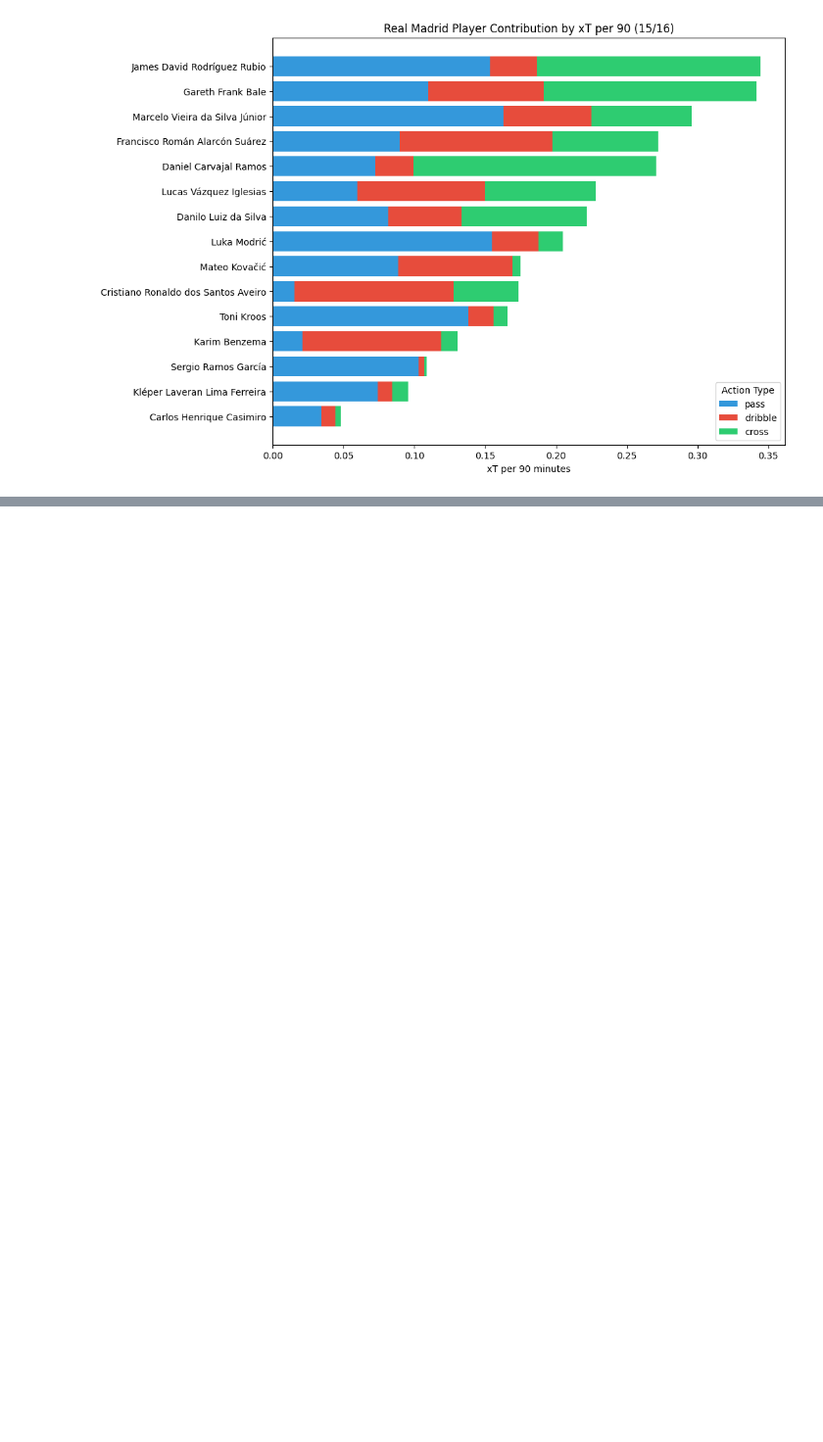
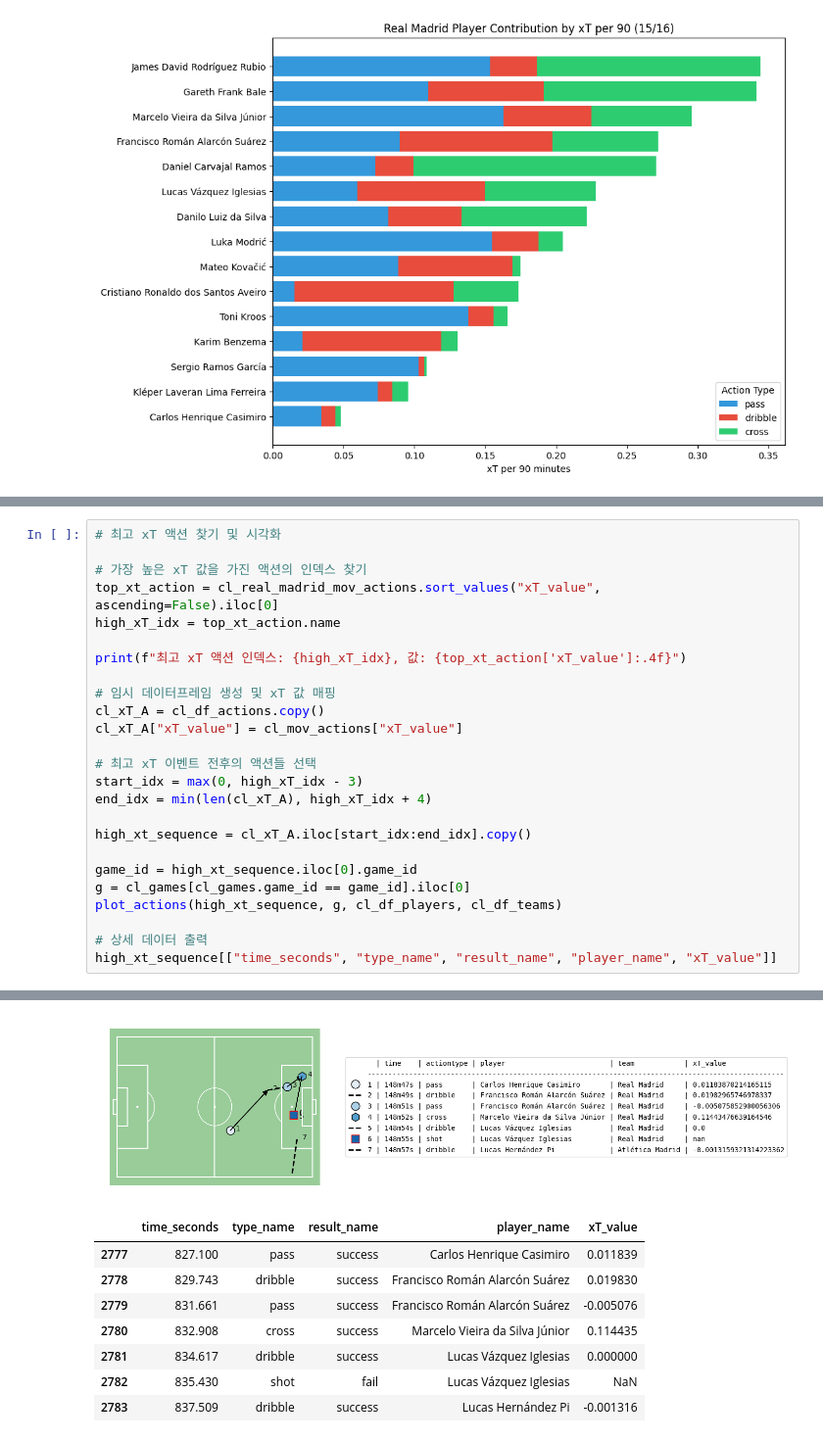
Before and after one commit to SuperStarKang/FootballAnalytics, a Jupyter notebook: xT/real_madrid_xt_analysis.ipynb, the cells around one changed output, grey strips where cells are left out. Shown at 98% size. Saved outputs shown, nothing was run; the diff lists cells and outputs as text; blank space fills up the shorter version.

```diff
--- a/xT/real_madrid_xt_analysis.ipynb
+++ b/xT/real_madrid_xt_analysis.ipynb
@@ -380,0 +523,26 @@ mps.heatmap(xt_matrix.T, cmap="hot", linecolor="white", cbar="True")
+# %%
+# 최고 xT 액션 찾기 및 시각화
+
+# 가장 높은 xT 값을 가진 액션의 인덱스 찾기
+top_xt_action = cl_real_madrid_mov_actions.sort_values("xT_value", ascending=False).iloc[0]
+high_xT_idx = top_xt_action.name
+
+print(f"최고 xT 액션 인덱스: {high_xT_idx}, 값: {top_xt_action['xT_value']:.4f}")
+
+# 임시 데이터프레임 생성 및 xT 값 매핑
+cl_xT_A = cl_df_actions.copy()
+cl_xT_A["xT_value"] = cl_mov_actions["xT_value"]
+
+# 최고 xT 이벤트 전후의 액션들 선택
+start_idx = max(0, high_xT_idx - 3)
+end_idx = min(len(cl_xT_A), high_xT_idx + 4)
+
+high_xt_sequence = cl_xT_A.iloc[start_idx:end_idx].copy()
+
+game_id = high_xt_sequence.iloc[0].game_id
+g = cl_games[cl_games.game_id == game_id].iloc[0]
+plot_actions(high_xt_sequence, g, cl_df_players, cl_df_teams)
+
+# 상세 데이터 출력
+high_xt_sequence[["time_seconds", "type_name", "result_name", "player_name", "xT_value"]]
+# %% [output]
@@ -380,0 +551,9 @@ mps.heatmap(xt_matrix.T, cmap="hot", linecolor="white", cbar="True")
+[figure, added]
+|  | time_seconds | type_name | result_name | player_name | xT_value |
+| 2777 | 827.100 | pass | success | Carlos Henrique Casimiro | 0.011839 |
+| 2778 | 829.743 | dribble | success | Francisco Román Alarcón Suárez | 0.019830 |
+| 2779 | 831.661 | pass | success | Francisco Román Alarcón Suárez | -0.005076 |
+| 2780 | 832.908 | cross | success | Marcelo Vieira da Silva Júnior | 0.114435 |
+| 2781 | 834.617 | dribble | success | Lucas Vázquez Iglesias | 0.000000 |
+| 2782 | 835.430 | shot | fail | Lucas Vázquez Iglesias | NaN |
+| 2783 | 837.509 | dribble | success | Lucas Hernández Pi | -0.001316 |
```
Also changed, not shown: parts of 15 cells of this notebook.
